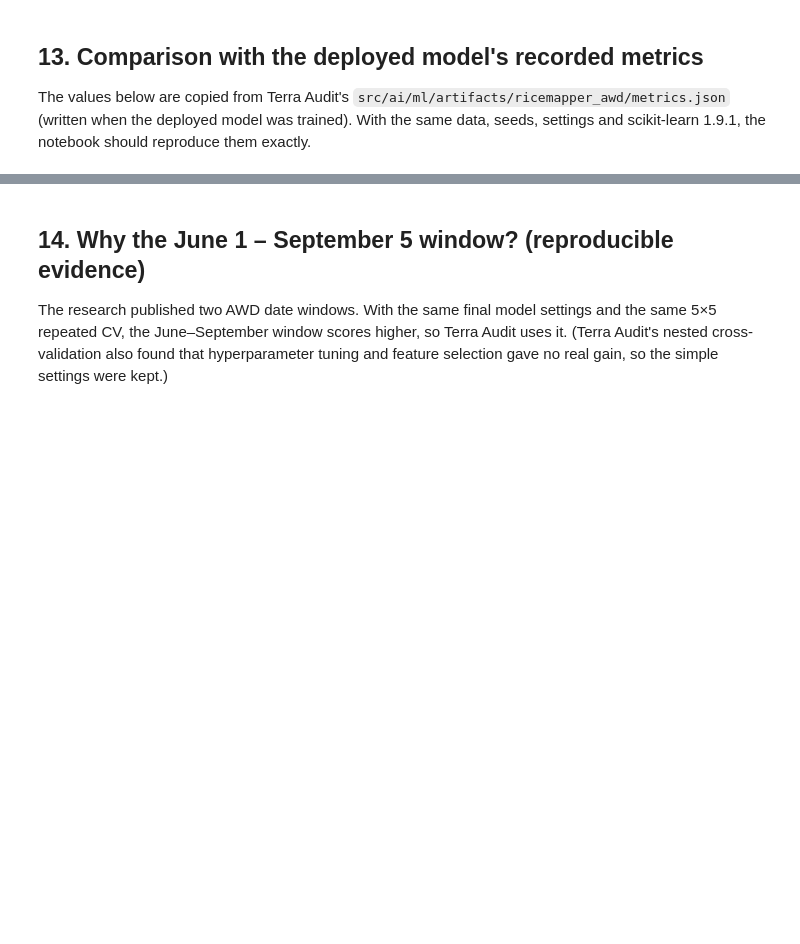
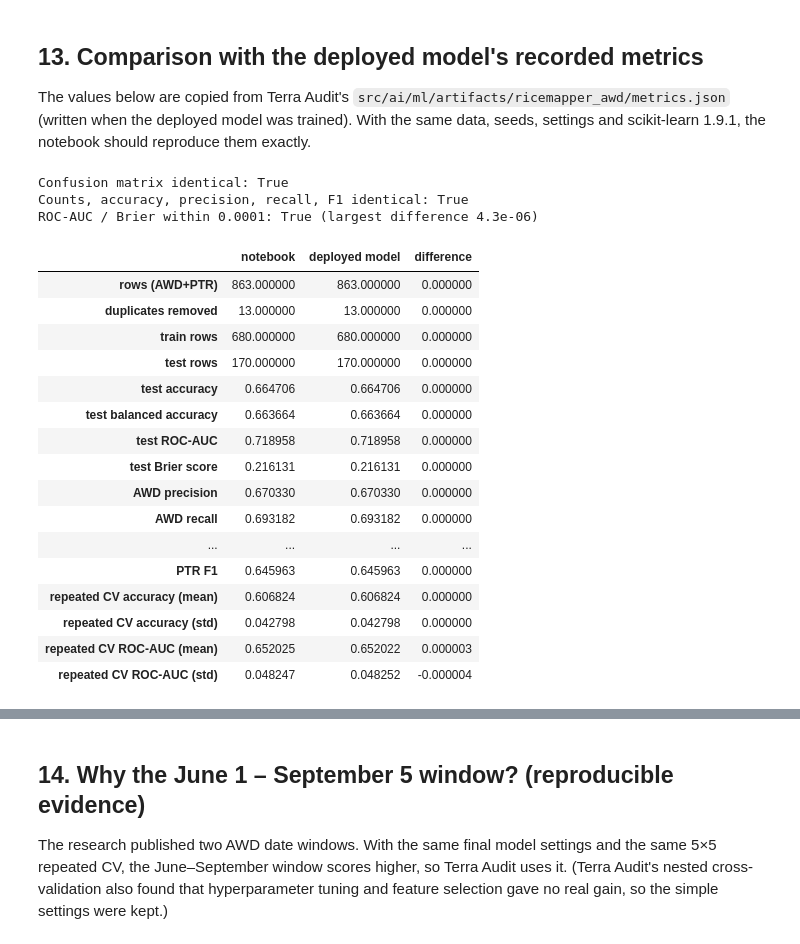
Before and after one commit to knah1d/terra-audit, a Jupyter notebook: notebooks/terra_audit_awd_ptr_random_forest.ipynb, the cells around one changed output, grey strips where cells are left out. Drawn from its saved outputs; the diff is of its cells as text; code cells hidden in the pictures; blank space fills up the shorter version.

```diff
--- a/notebooks/terra_audit_awd_ptr_random_forest.ipynb
+++ b/notebooks/terra_audit_awd_ptr_random_forest.ipynb
@@ -316,29 +380,57 @@ With the same data, seeds, settings and scikit-learn 1.9.1, the notebook should
 # %%
 deployed = {  # from src/ai/ml/artifacts/ricemapper_awd/metrics.json
     "rows (AWD+PTR)": 863, "duplicates removed": 13, "train rows": 680, "test rows": 170,
     "test accuracy": 0.6647058823529411, "test balanced accuracy": 0.6636640798226164,
     "test ROC-AUC": 0.7189578713968958, "test Brier score": 0.21613121124145954,
     "AWD precision": 0.6703296703296703, "AWD recall": 0.6931818181818182, "AWD F1": 0.6815642458100558,
     "PTR precision": 0.6582278481012658, "PTR recall": 0.6341463414634146, "PTR F1": 0.6459627329192547,
     "repeated CV accuracy (mean)": 0.6068235294117647, "repeated CV accuracy (std)": 0.0427976651046328,
     "repeated CV ROC-AUC (mean)": 0.6520223100497377, "repeated CV ROC-AUC (std)": 0.048251533350229636,
 }
 deployed_cm = [[52, 30], [27, 61]]
 notebook = {
     "rows (AWD+PTR)": rows_awd_ptr, "duplicates removed": rows_awd_ptr - len(X),
     "train rows": len(train_idx), "test rows": len(test_idx),
     "test accuracy": test_metrics["accuracy"], "test balanced accuracy": test_metrics["balanced_accuracy"],
     "test ROC-AUC": test_metrics["roc_auc"], "test Brier score": test_metrics["brier_score"],
     "AWD precision": p[1], "AWD recall": r[1], "AWD F1": f[1],
     "PTR precision": p[0], "PTR recall": r[0], "PTR F1": f[0],
     "repeated CV accuracy (mean)": cv_acc.mean(), "repeated CV accuracy (std)": cv_acc.std(),
     "repeated CV ROC-AUC (mean)": cv_auc.mean(), "repeated CV ROC-AUC (std)": cv_auc.std(),
 }
 comparison = pd.DataFrame({"notebook": notebook, "deployed model": deployed})
 comparison["difference"] = comparison["notebook"] - comparison["deployed model"]
+# ROC-AUC and Brier use the averaged tree probabilities; with n_jobs=-1 the forest adds them up in
+# parallel, so the summation order (and the last few decimals) can vary between runs.
+probability_based = ["test ROC-AUC", "test Brier score", "repeated CV ROC-AUC (mean)", "repeated CV ROC-AUC (std)"]
+exact = comparison.drop(index=probability_based)
 print("Confusion matrix identical:", cm.tolist() == deployed_cm)
-print("All metrics identical (|difference| < 1e-9):", bool((comparison["difference"].abs() < 1e-9).all()))
-comparison.round(4)
+print("Counts, accuracy, precision, recall, F1 identical:", bool((exact["difference"].abs() < 1e-12).all()))
+print("ROC-AUC / Brier within 0.0001:", bool((comparison.loc[probability_based, "difference"].abs() < 1e-4).all()),
+      f"(largest difference {comparison.loc[probability_based, 'difference'].abs().max():.1e})")
+with pd.option_context("display.float_format", "{:.6f}".format):
+    display(comparison)
+# %% [output]
+Confusion matrix identical: True
+Counts, accuracy, precision, recall, F1 identical: True
+ROC-AUC / Brier within 0.0001: True (largest difference 4.3e-06)
+|  | notebook | deployed model | difference |
+| rows (AWD+PTR) | 863.000000 | 863.000000 | 0.000000 |
+| duplicates removed | 13.000000 | 13.000000 | 0.000000 |
+| train rows | 680.000000 | 680.000000 | 0.000000 |
+| test rows | 170.000000 | 170.000000 | 0.000000 |
+| test accuracy | 0.664706 | 0.664706 | 0.000000 |
+| test balanced accuracy | 0.663664 | 0.663664 | 0.000000 |
+| test ROC-AUC | 0.718958 | 0.718958 | 0.000000 |
+| test Brier score | 0.216131 | 0.216131 | 0.000000 |
+| AWD precision | 0.670330 | 0.670330 | 0.000000 |
+| AWD recall | 0.693182 | 0.693182 | 0.000000 |
+| ... | ... | ... | ... |
+| PTR F1 | 0.645963 | 0.645963 | 0.000000 |
+| repeated CV accuracy (mean) | 0.606824 | 0.606824 | 0.000000 |
+| repeated CV accuracy (std) | 0.042798 | 0.042798 | 0.000000 |
+| repeated CV ROC-AUC (mean) | 0.652025 | 0.652022 | 0.000003 |
+| repeated CV ROC-AUC (std) | 0.048247 | 0.048252 | -0.000004 |
 # %% [markdown]
 **Explaining any differences**
 
```
Also changed, not shown: parts of 14 cells of this notebook.
